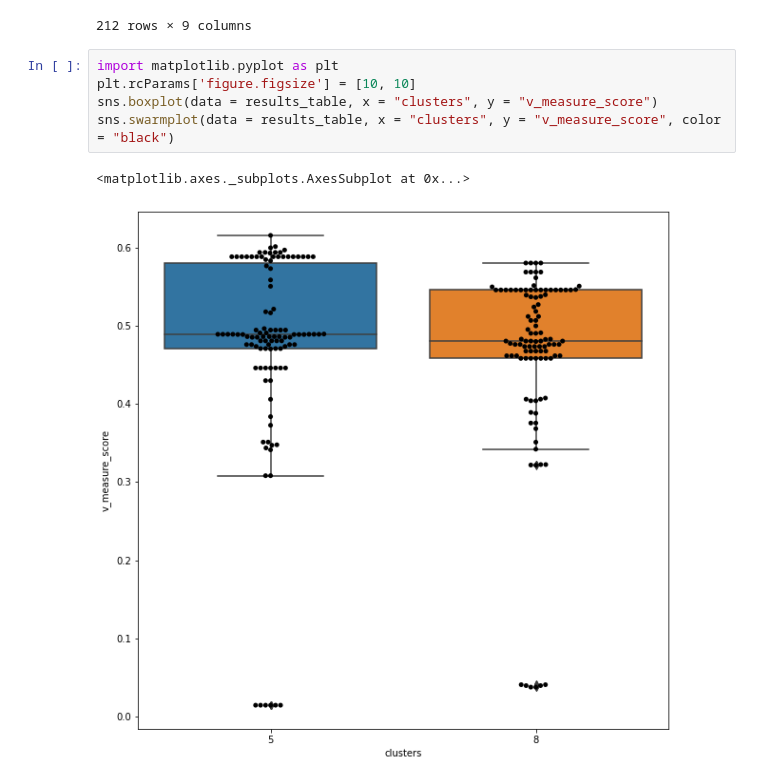
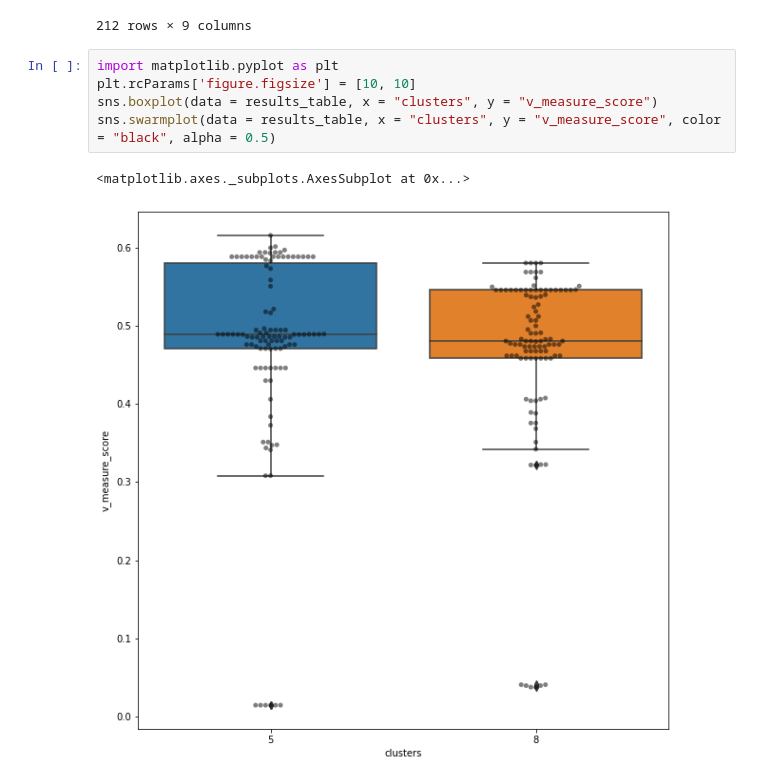
Before and after one commit to HaZdula/sacred_texts, a Jupyter notebook: fast_GridSearch.ipynb, the cells around one changed output. Cells and saved outputs as stored; diff of their text form.

```diff
--- a/fast_GridSearch.ipynb
+++ b/fast_GridSearch.ipynb
@@ -415,8 +419,8 @@ results_table.sort_values("v_measure_score", ascending=False)
 # %%
 import matplotlib.pyplot as plt
 plt.rcParams['figure.figsize'] = [10, 10]
 sns.boxplot(data = results_table, x = "clusters", y = "v_measure_score")
-sns.swarmplot(data = results_table, x = "clusters", y = "v_measure_score", color = "black")
+sns.swarmplot(data = results_table, x = "clusters", y = "v_measure_score", color = "black", alpha = 0.5)
 # %% [output]
 <matplotlib.axes._subplots.AxesSubplot at 0x...>
-[figure, old version]
+[figure, new version]
```
Also changed, not shown: parts of 8 cells of this notebook.
